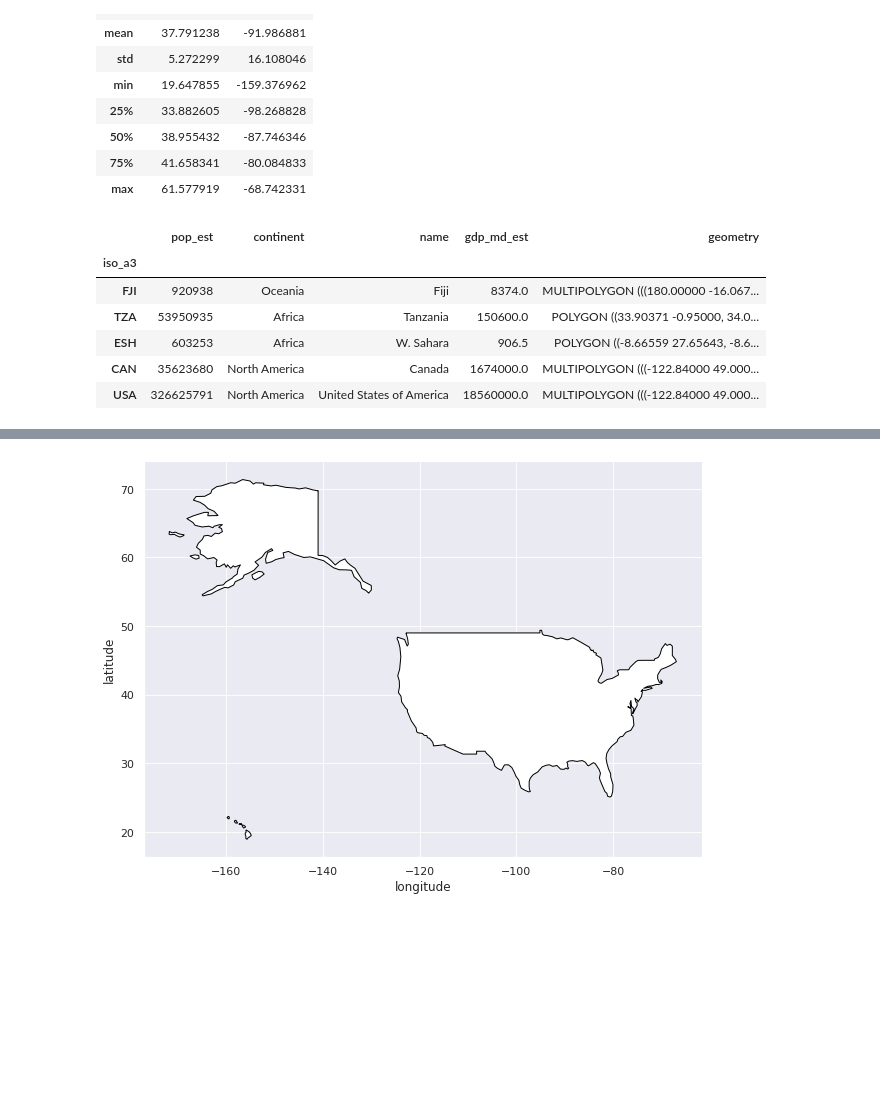
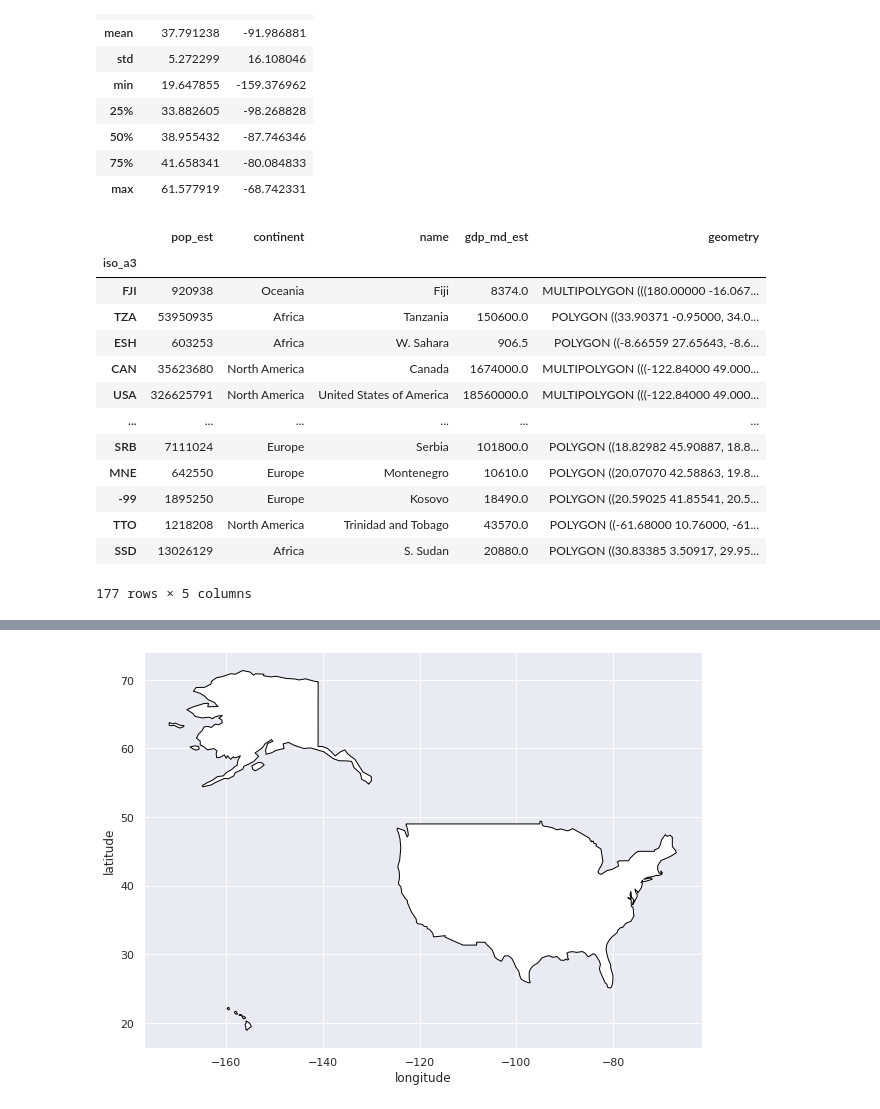
Before and after one commit to PosgradoMNA/actividades-de-aprendizaje-DalinaV, a Jupyter notebook: Actividad7RegresionesyKmeans_A01793258.ipynb, the cells around one changed output, grey strips where cells are left out. Saved outputs shown, nothing was run; the diff lists cells and outputs as text; code cells hidden in the pictures; blank space fills up the shorter version.

```diff
--- a/Actividad7RegresionesyKmeans_A01793258.ipynb
+++ b/Actividad7RegresionesyKmeans_A01793258.ipynb
@@ -1102,18 +1110,28 @@ gdf.describe()
 # %%
 #mapa
 
 world = gpd.read_file(gpd.datasets.get_path("naturalearth_lowres"))
 world = world.set_index("iso_a3")
 
 world.head()
+world.describe()
+world.head()
+world
 # %% [output]
 |  | pop_est | continent | name | gdp_md_est | geometry |
 | iso_a3 |  |  |  |  |  |
 | FJI | 920938 | Oceania | Fiji | 8374.0 | MULTIPOLYGON (((180.00000 -16.067... |
 | TZA | 53950935 | Africa | Tanzania | 150600.0 | POLYGON ((33.90371 -0.95000, 34.0... |
 | ESH | 603253 | Africa | W. Sahara | 906.5 | POLYGON ((-8.66559 27.65643, -8.6... |
 | CAN | 35623680 | North America | Canada | 1674000.0 | MULTIPOLYGON (((-122.84000 49.000... |
 | USA | 326625791 | North America | United States of America | 18560000.0 | MULTIPOLYGON (((-122.84000 49.000... |
+| ... | ... | ... | ... | ... | ... |
+| SRB | 7111024 | Europe | Serbia | 101800.0 | POLYGON ((18.82982 45.90887, 18.8... |
+| MNE | 642550 | Europe | Montenegro | 10610.0 | POLYGON ((20.07070 42.58863, 19.8... |
+| -99 | 1895250 | Europe | Kosovo | 18490.0 | POLYGON ((20.59025 41.85541, 20.5... |
+| TTO | 1218208 | North America | Trinidad and Tobago | 43570.0 | POLYGON ((-61.68000 10.76000, -61... |
+| SSD | 13026129 | Africa | S. Sudan | 20880.0 | POLYGON ((30.83385 3.50917, 29.95... |
+177 rows × 5 columns
 # %%
 #graficar el mapa
 world.name.unique()
```
Also changed, not shown: parts of 6 cells of this notebook.
